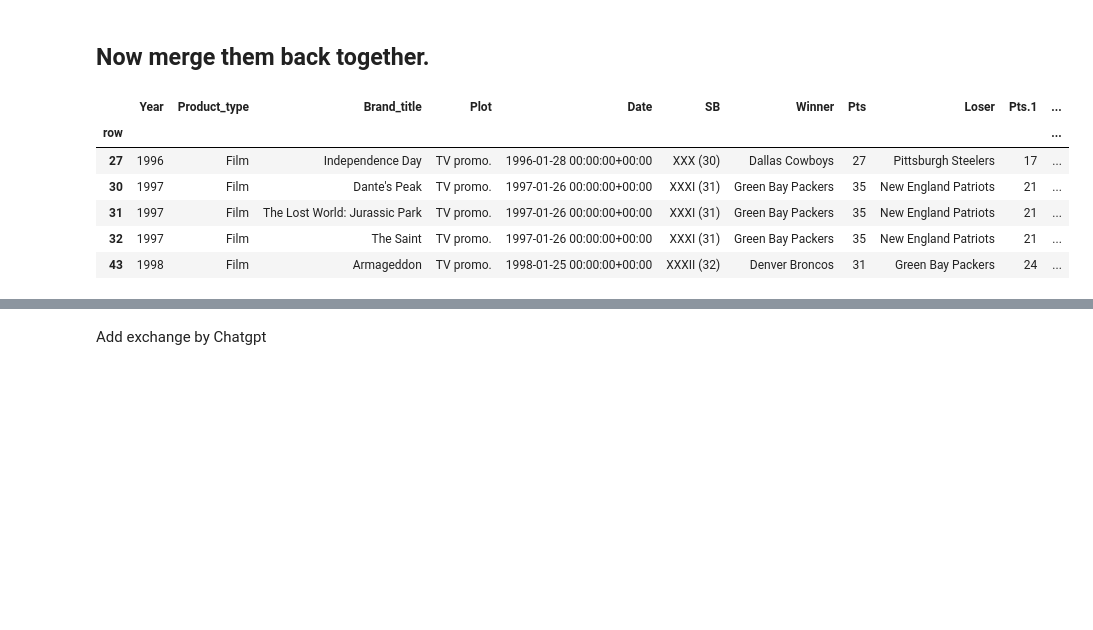
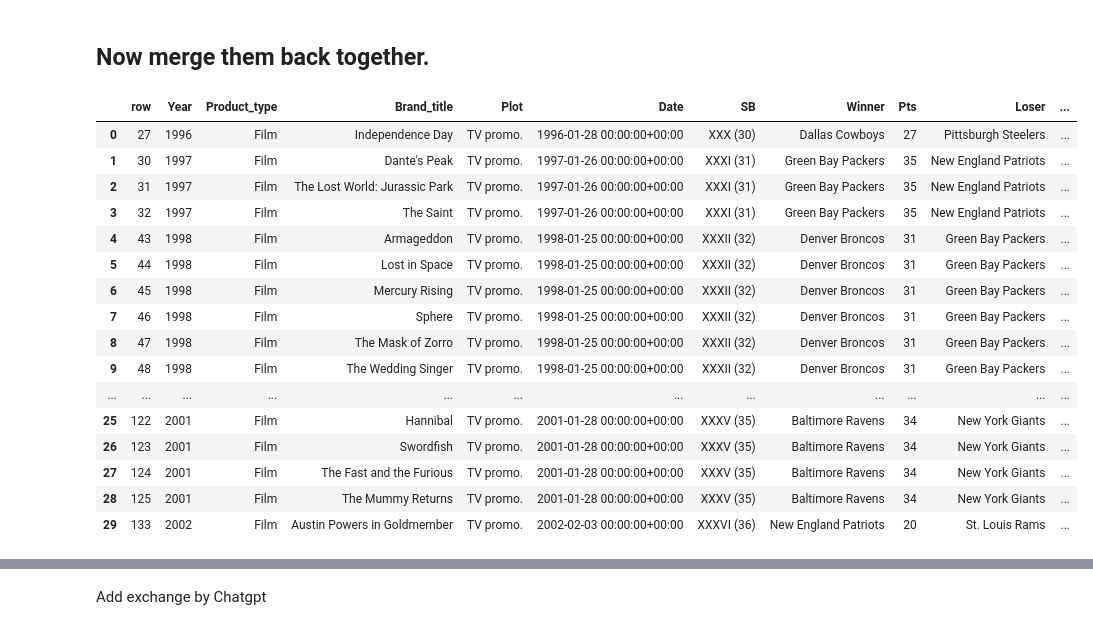
Before and after one commit to mikedshadow/Capstone-2, a Jupyter notebook: Notebooks/Capstone-2-Data-Wrangling.ipynb, the cells around one changed output, grey strips where cells are left out. Saved outputs shown, nothing was run; the diff lists cells and outputs as text; code cells hidden in the pictures; blank space fills up the shorter version.

```diff
--- a/Notebooks/Capstone-2-Data-Wrangling.ipynb
+++ b/Notebooks/Capstone-2-Data-Wrangling.ipynb
@@ -564,12 +551,23 @@ lexus_blackpanther = df4[df4.Product_type == 'Car / Film']
 ## Now merge them back together.
 # %%
 tickers_added = pd.concat([films, tvshows, cars, alcohol, food, website, goods, services, Soft_drink, wireless, clothing, technology, sports,gaming ])
-tickers_added.head()
+tickers_added = tickers_added.reset_index()
+tickers_added.head(30)
 # %% [output]
-|  | Year | Product_type | Brand_title | Plot | Date | SB | Winner | Pts | Loser | Pts.1 | ... |
-| row |  |  |  |  |  |  |  |  |  |  | ... |
-| 27 | 1996 | Film | Independence Day | TV promo. | 1996-01-28 00:00:00+00:00 | XXX (30) | Dallas Cowboys | 27 | Pittsburgh Steelers | 17 | ... |
-| 30 | 1997 | Film | Dante's Peak | TV promo. | 1997-01-26 00:00:00+00:00 | XXXI (31) | Green Bay Packers | 35 | New England Patriots | 21 | ... |
-| 31 | 1997 | Film | The Lost World: Jurassic Park | TV promo. | 1997-01-26 00:00:00+00:00 | XXXI (31) | Green Bay Packers | 35 | New England Patriots | 21 | ... |
-| 32 | 1997 | Film | The Saint | TV promo. | 1997-01-26 00:00:00+00:00 | XXXI (31) | Green Bay Packers | 35 | New England Patriots | 21 | ... |
-| 43 | 1998 | Film | Armageddon | TV promo. | 1998-01-25 00:00:00+00:00 | XXXII (32) | Denver Broncos | 31 | Green Bay Packers | 24 | ... |
+|  | row | Year | Product_type | Brand_title | Plot | Date | SB | Winner | Pts | Loser | ... |
+| 0 | 27 | 1996 | Film | Independence Day | TV promo. | 1996-01-28 00:00:00+00:00 | XXX (30) | Dallas Cowboys | 27 | Pittsburgh Steelers | ... |
+| 1 | 30 | 1997 | Film | Dante's Peak | TV promo. | 1997-01-26 00:00:00+00:00 | XXXI (31) | Green Bay Packers | 35 | New England Patriots | ... |
+| 2 | 31 | 1997 | Film | The Lost World: Jurassic Park | TV promo. | 1997-01-26 00:00:00+00:00 | XXXI (31) | Green Bay Packers | 35 | New England Patriots | ... |
+| 3 | 32 | 1997 | Film | The Saint | TV promo. | 1997-01-26 00:00:00+00:00 | XXXI (31) | Green Bay Packers | 35 | New England Patriots | ... |
+| 4 | 43 | 1998 | Film | Armageddon | TV promo. | 1998-01-25 00:00:00+00:00 | XXXII (32) | Denver Broncos | 31 | Green Bay Packers | ... |
+| 5 | 44 | 1998 | Film | Lost in Space | TV promo. | 1998-01-25 00:00:00+00:00 | XXXII (32) | Denver Broncos | 31 | Green Bay Packers | ... |
+| 6 | 45 | 1998 | Film | Mercury Rising | TV promo. | 1998-01-25 00:00:00+00:00 | XXXII (32) | Denver Broncos | 31 | Green Bay Packers | ... |
+| 7 | 46 | 1998 | Film | Sphere | TV promo. | 1998-01-25 00:00:00+00:00 | XXXII (32) | Denver Broncos | 31 | Green Bay Packers | ... |
+| 8 | 47 | 1998 | Film | The Mask of Zorro | TV promo. | 1998-01-25 00:00:00+00:00 | XXXII (32) | Denver Broncos | 31 | Green Bay Packers | ... |
+| 9 | 48 | 1998 | Film | The Wedding Singer | TV promo. | 1998-01-25 00:00:00+00:00 | XXXII (32) | Denver Broncos | 31 | Green Bay Packers | ... |
+| ... | ... | ... | ... | ... | ... | ... | ... | ... | ... | ... | ... |
+| 25 | 122 | 2001 | Film | Hannibal | TV promo. | 2001-01-28 00:00:00+00:00 | XXXV (35) | Baltimore Ravens | 34 | New York Giants | ... |
+| 26 | 123 | 2001 | Film | Swordfish | TV promo. | 2001-01-28 00:00:00+00:00 | XXXV (35) | Baltimore Ravens | 34 | New York Giants | ... |
+| 27 | 124 | 2001 | Film | The Fast and the Furious | TV promo. | 2001-01-28 00:00:00+00:00 | XXXV (35) | Baltimore Ravens | 34 | New York Giants | ... |
+| 28 | 125 | 2001 | Film | The Mummy Returns | TV promo. | 2001-01-28 00:00:00+00:00 | XXXV (35) | Baltimore Ravens | 34 | New York Giants | ... |
+| 29 | 133 | 2002 | Film | Austin Powers in Goldmember | TV promo. | 2002-02-03 00:00:00+00:00 | XXXVI (36) | New England Patriots | 20 | St. Louis Rams | ... |
```
Also changed, not shown: parts of 36 cells of this notebook.
